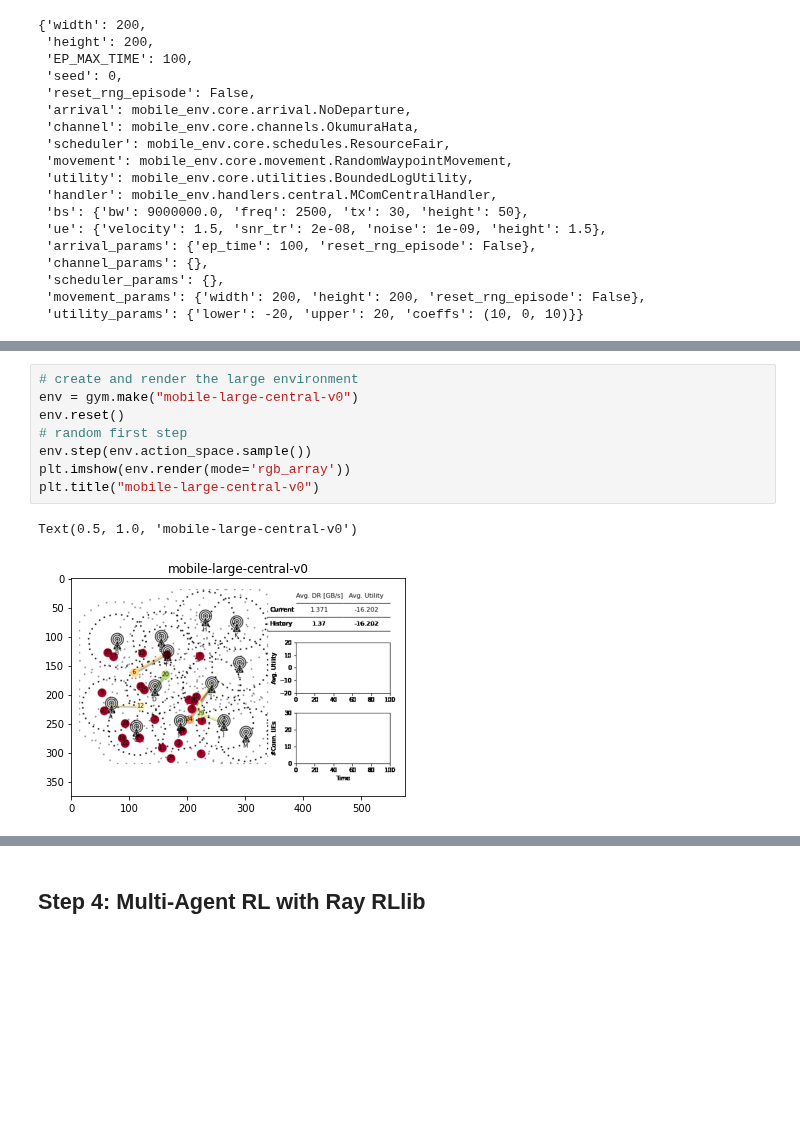
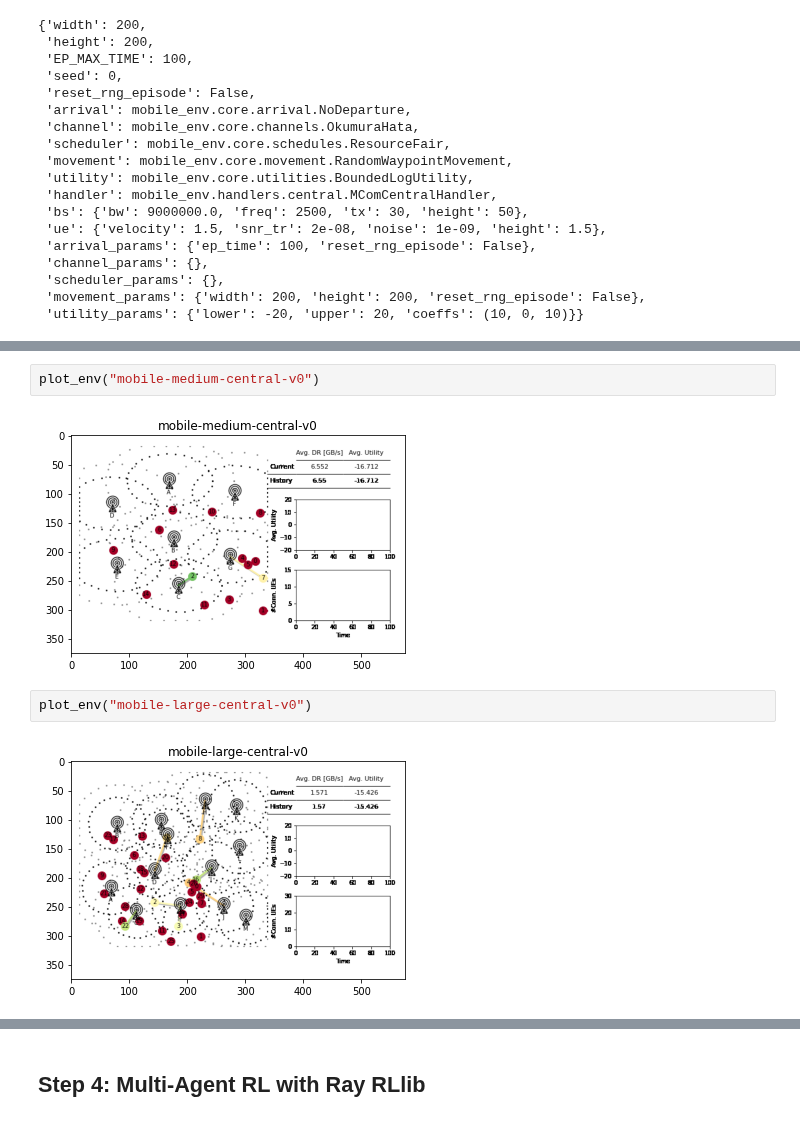
Before and after one commit to stefanbschneider/mobile-env, a Jupyter notebook: examples/demo.ipynb, the cells around one changed output, grey strips where cells are left out. Cells and saved outputs as stored; diff of their text form; blank space fills up the shorter version.

```diff
--- a/examples/demo.ipynb
+++ b/examples/demo.ipynb
@@ -176,14 +161,11 @@ Text(0.5, 1.0, 'mobile-medium-central-v0')
-# %%
-# create and render the large environment
-env = gym.make("mobile-large-central-v0")
-env.reset()
-# random first step
-env.step(env.action_space.sample())
-plt.imshow(env.render(mode='rgb_array'))
-plt.title("mobile-large-central-v0")
-# %% [output]
-Text(0.5, 1.0, 'mobile-large-central-v0')
-[figure, removed]
+# %%
+plot_env("mobile-medium-central-v0")
+# %% [output]
+[figure, added]
+# %%
+plot_env("mobile-large-central-v0")
+# %% [output]
+[figure, added]
 # %% [markdown]
 #### Custom Scenario
 
```
Also changed, not shown: parts of 21 cells of this notebook, 3 other files.
